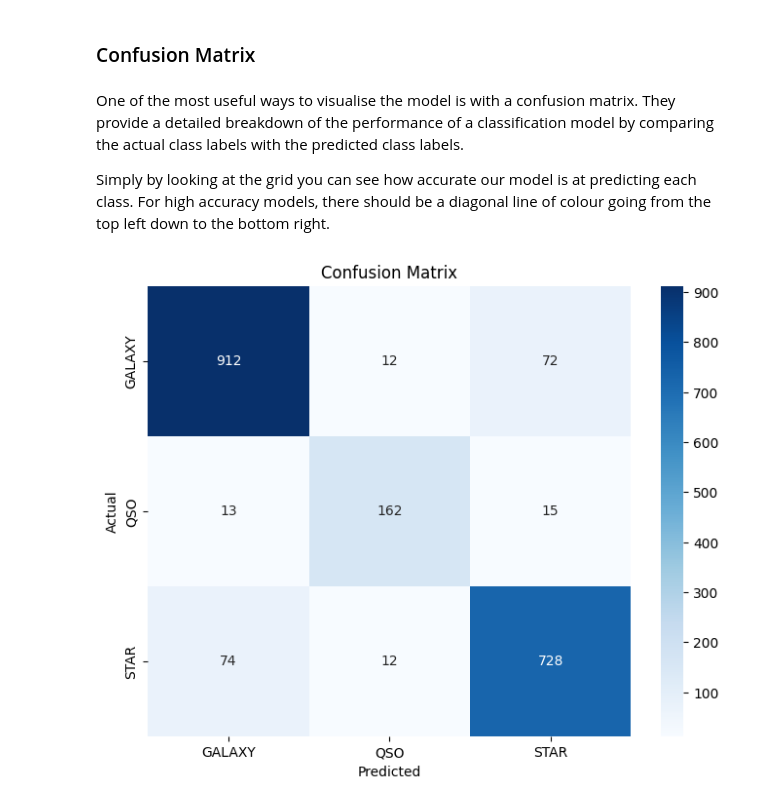
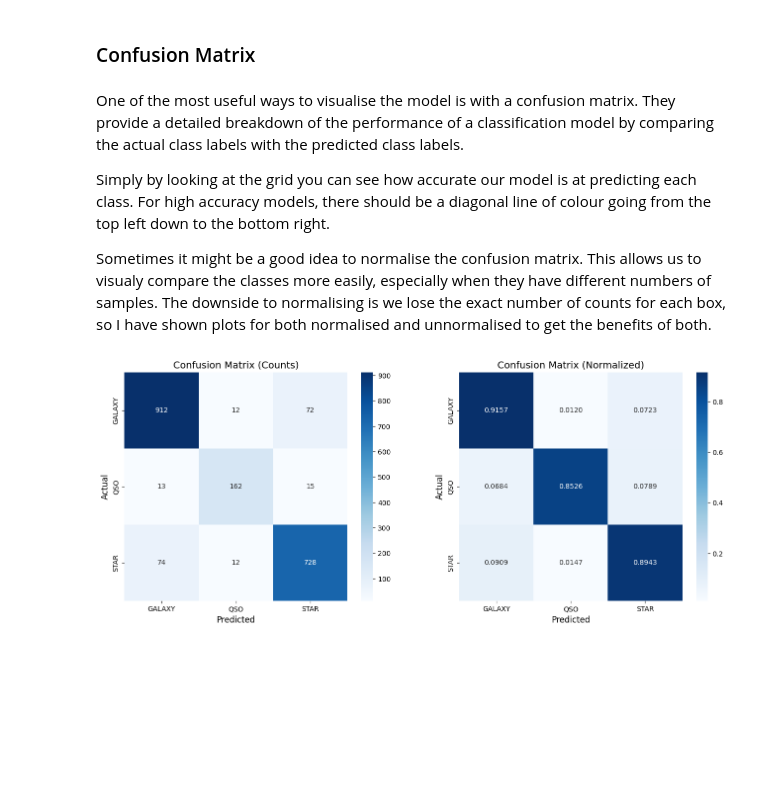
Before and after one commit to Ryan-Ursell/SDSS-DR14-Classification, a Jupyter notebook: py/Q1_folder/Q1.ipynb, the cells around one changed output. Saved outputs shown, nothing was run; the diff lists cells and outputs as text; code cells hidden in the pictures; blank space fills up the shorter version.

Commit message:
Extended confusion matrix to include normalised plot

```diff
--- a/py/Q1_folder/Q1.ipynb
+++ b/py/Q1_folder/Q1.ipynb
@@ -296,27 +296,50 @@ plt.show()
 One of the most useful ways to visualise the model is with a confusion matrix. They provide a detailed breakdown of the performance of a classification model by comparing the actual class labels with the predicted class labels.
 
 Simply by looking at the grid you can see how accurate our model is at predicting each class. For high accuracy models, there should be a diagonal line of colour going from the top left down to the bottom right.
+
+Sometimes it might be a good idea to normalise the confusion matrix. This allows us to visualy compare the classes more easily, especially when they have different numbers of samples. The downside to normalising is we lose the exact number of counts for each box, so I have shown plots for both normalised and unnormalised to get the benefits of both.
 # %%
 # conufusion_matrix is a function from sklearn that calculates the confusion matrix
 cm = confusion_matrix(testing_classification, classification_predict)
 
-# Set the figure size to be 8 inches by 6 inches (width by height), can be adjusted as needed
-plt.figure(figsize=(8, 6))
+# Normalize the confusion matrix
+    # cm.sum(axis=1) calculates the sum of each row
+    # [:, np.newaxis] adds a new axis to the array to allow for broadcasting
+cm_normalized = cm.astype('float') / cm.sum(axis=1)[:, np.newaxis]
 
-# Plot the confusion matrix as a heatmap
+# Create a figure with two subplots, one for the unnormalized confusion matrix and one for the normalized confusion matrix
+fig, axes = plt.subplots(1, 2, figsize=(16, 6))
+
+# Plot the unnormalized confusion matrix as a heatmap
     # sns.heatmap() creates a heatmap
     # cm is the confusion matrix
     # annot=True displays the numbers in each cell
     # fmt='d' formats the numbers as integers
     # cmap='Blues' sets the colour scheme to blue
     # xticklabels=clf.classes_ sets the x-axis labels to the class names
     # yticklabels=clf.classes_ sets the y-axis labels to the class names
-sns.heatmap(cm, annot=True, fmt='d', cmap='Blues', xticklabels=clf.classes_, yticklabels=clf.classes_)
+sns.heatmap(cm, annot=True, fmt='d', cmap='Blues', xticklabels=clf.classes_, yticklabels=clf.classes_, ax=axes[0])
 
-# Add labels and a title, then show the plot
-plt.title('Confusion Matrix')
-plt.xlabel('Predicted')
-plt.ylabel('Actual')
+# Plot the normalized confusion matrix as a heatmap
+    # sns.heatmap() creates a heatmap
+    # cm_normalized is the normalized confusion matrix
+    # annot=True displays the numbers in each cell
+    # fmt='.2f' formats the numbers as floating point numbers with 4 decimal places
+    # cmap='Blues' sets the colour scheme to blue
+    # xticklabels=clf.classes_ sets the x-axis labels to the class names
+    # yticklabels=clf.classes_ sets the y-axis labels to the class names
+sns.heatmap(cm_normalized, annot=True, fmt='.4f', cmap='Blues', xticklabels=clf.classes_, yticklabels=clf.classes_, ax=axes[1])
+
+# Add labels and a title to each plot
+axes[0].set_title('Confusion Matrix (Counts)', fontsize=14)
+axes[0].set_xlabel('Predicted', fontsize=12)
+axes[0].set_ylabel('Actual', fontsize=12)
+
+axes[1].set_title('Confusion Matrix (Normalized)', fontsize=14)
+axes[1].set_xlabel('Predicted', fontsize=12)
+axes[1].set_ylabel('Actual', fontsize=12)
+
+# Show the plots
 plt.show()
 # %% [output]
-[figure, old version]
+[figure, new version]
```
